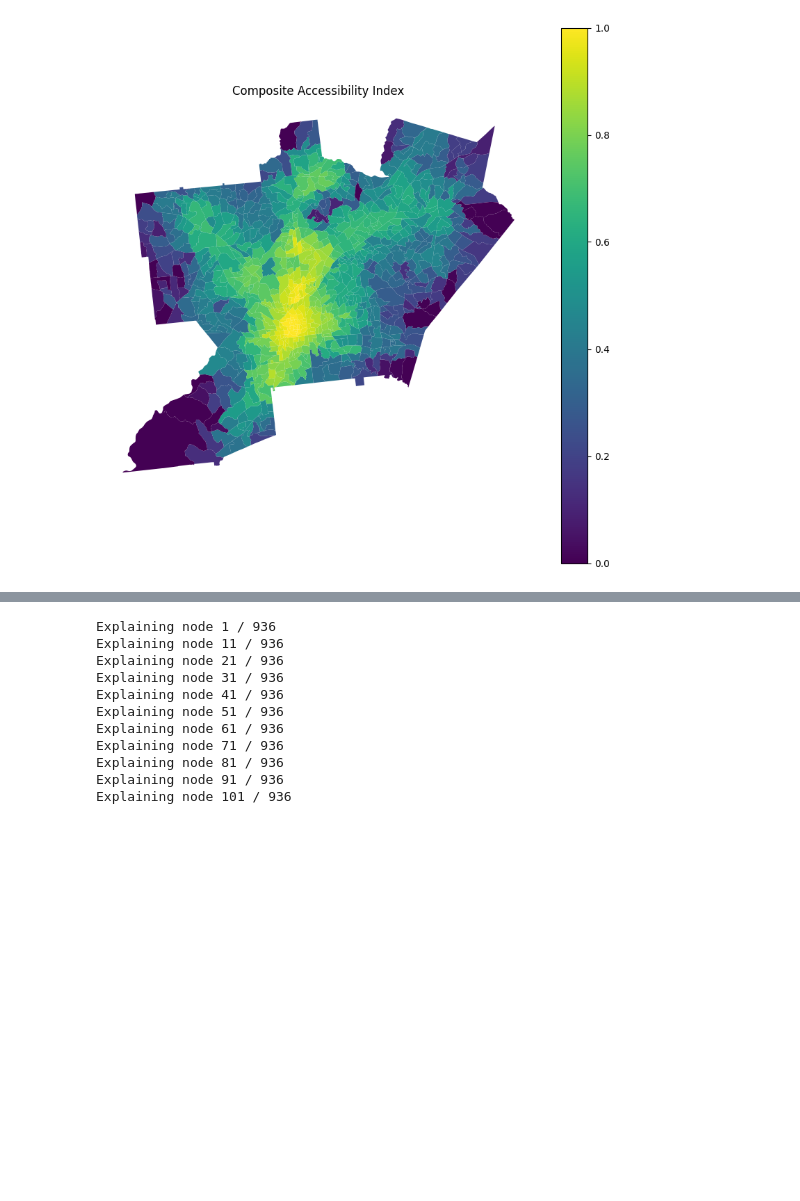
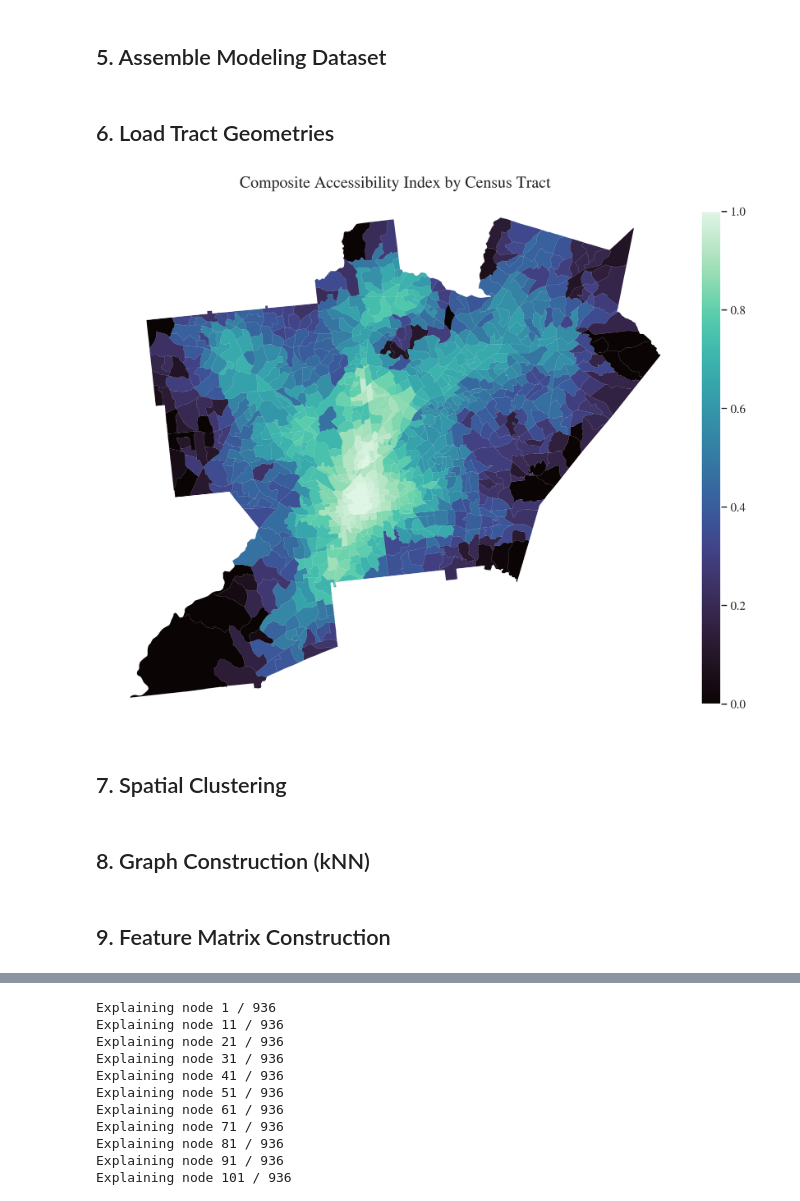
Before and after one commit to BeaudeRooij/thesis, a Jupyter notebook: notebooks/04_GraphSAGE_model.ipynb, the cells around one changed output, grey strips where cells are left out. Saved outputs shown, nothing was run; the diff lists cells and outputs as text; code cells hidden in the pictures; blank space fills up the shorter version.

```diff
--- a/notebooks/04_GraphSAGE_model.ipynb
+++ b/notebooks/04_GraphSAGE_model.ipynb
@@ -15,0 +53,9 @@ from torch_geometric.nn import SAGEConv
+# %%
+# Atlanta
+STATE = "13" # Georgia
+COUNTIES = ["121", "089", "067", "135"] # Fulton, DeKalb, Cobb, Gwinnett
+
+X_df = pd.read_parquet("../data/processed_predictors/atlanta_2023_predictor_dataset.parquet")
+y_df = pd.read_parquet("../data/processed_job_accessibility/accessibility_state-GA_counties-121-089-067-135_year-2023_thresholds-15-30-45-60.parquet")
+
+print(X_df.shape, y_df.shape)
@@ -57,13 +72,0 @@ from torch_geometric.nn import SAGEConv
-# %%
-STATE = "13"
-COUNTIES = ["121", "089", "067", "135"]
-RANDOM_STATE = 42
-N_CLUSTERS = 5
-
-X_df = pd.read_parquet(
-    "../data/processed_predictors/atlanta_2023_predictor_dataset.parquet"
-)
-
-y_df = pd.read_parquet(
-    "../data/processed_job_accessibility/accessibility_state-GA_counties-121-089-067-135_year-2023_thresholds-15-30-45-60.parquet"
-)
@@ -132,0 +161,2 @@ plt.show()
+# %% [markdown]
+## 5. Assemble Modeling Dataset
@@ -133 +170,3 @@ plt.show()
+# %% [markdown]
+## 6. Load Tract Geometries
 # %%
@@ -158,19 +190,34 @@ gdf = gdf.to_crs(epsg=5070).copy()
 # %%
+gdf = gdf.to_crs(epsg=5070).copy()
 gdf["access_index_raw"] = gdf["access_index"]
 
-fig, ax = plt.subplots(figsize=(10, 10))
+fig, ax = plt.subplots(figsize=(10, 10), dpi=300)
 
 gdf.plot(
     column="access_index_raw",
-    cmap="viridis",
+    cmap="mako",
     legend=True,
     ax=ax,
-    missing_kwds={"color": "lightgrey"}
+    linewidth=0.05,
+    edgecolor="white",
+    missing_kwds={
+        "color": "lightgrey",
+        "label": "Missing"
+    },
+    legend_kwds={
+        "shrink": 0.7,
+        "aspect": 25,
+        "pad": 0.02
+    }
 )
 
-ax.set_title("Composite Accessibility Index")
+ax.set_title("Composite Accessibility Index by Census Tract")
 ax.axis("off")
+
+plt.tight_layout()
 plt.show()
 # %% [output]
-[figure, old version]
+[figure, new version]
+# %% [markdown]
+## 7. Spatial Clustering
 # %%
@@ -198,0 +233,2 @@ edge_index = torch.tensor(edges, dtype=torch.long).t().contiguous()
+# %% [markdown]
+## 8. Graph Construction (kNN)
@@ -199,3 +250,5 @@ edge_index = torch.tensor(edges, dtype=torch.long).t().contiguous()
+# %% [markdown]
+## 9. Feature Matrix Construction
 # %%
 drop_cols = [
     "tract_id",
```
Also changed, not shown: parts of 43 cells of this notebook, 3 other files.
